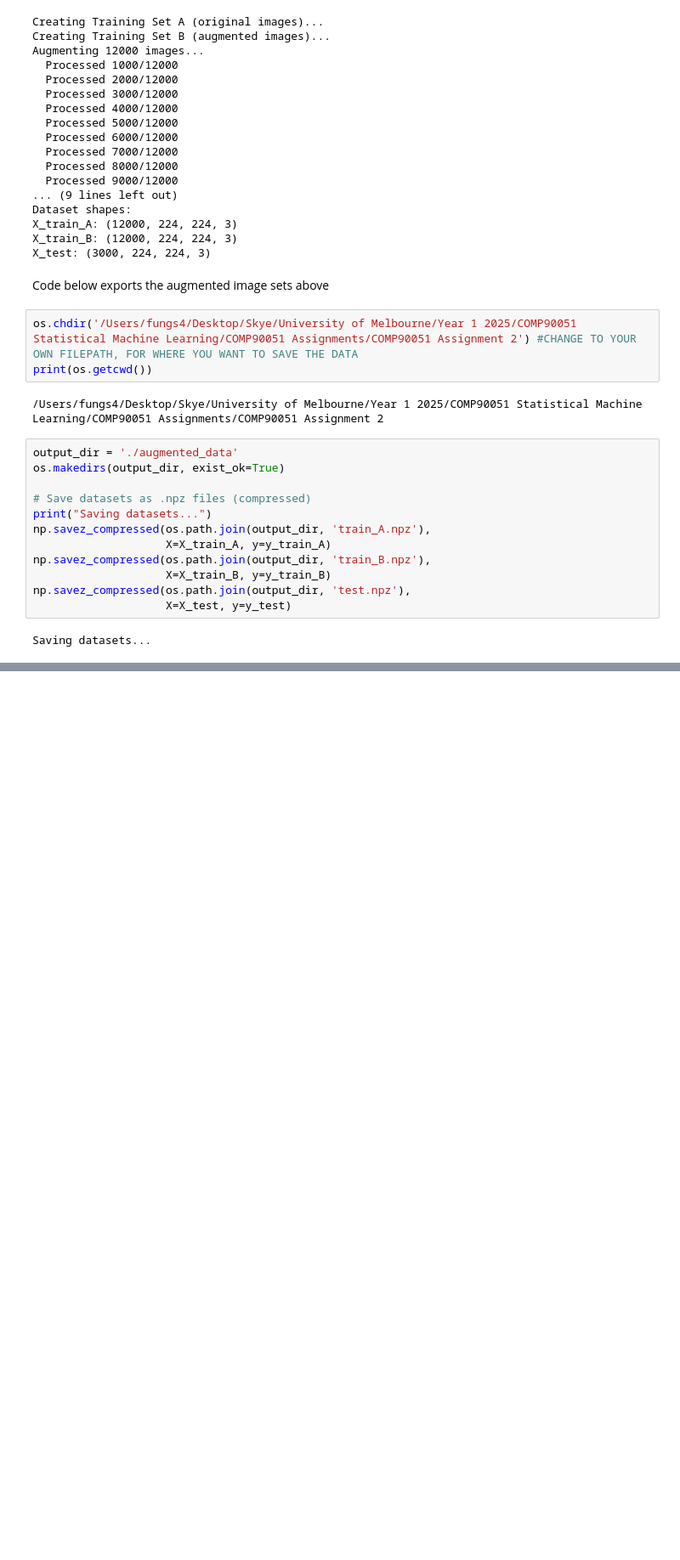
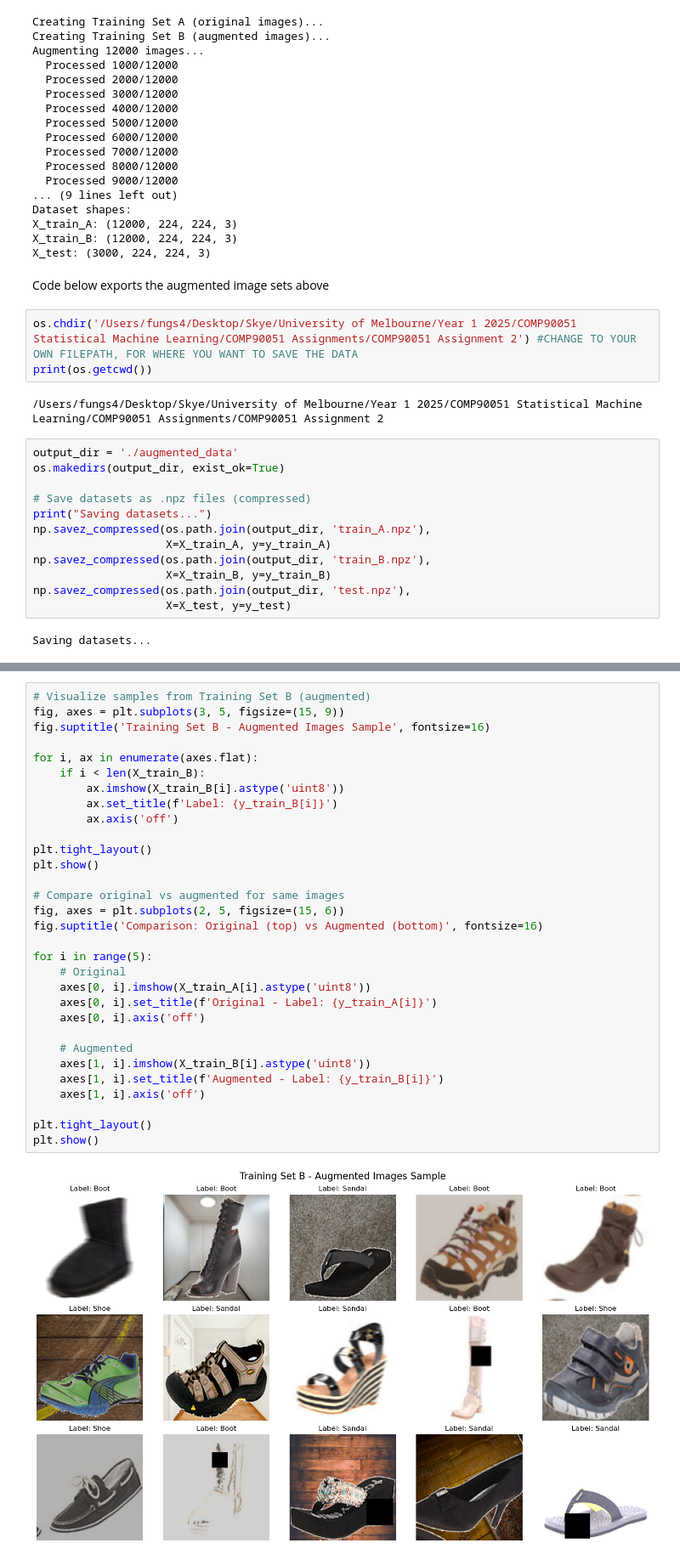
Before and after one commit to skyefung02/COMP90051_A2, a Jupyter notebook: COMP90052_A2_FeatureEngineeringFINAL.ipynb, the cells around one changed output, grey strips where cells are left out. Shown at 85% size. Saved outputs shown, nothing was run; the diff lists cells and outputs as text; blank space fills up the shorter version.

```diff
--- a/COMP90052_A2_FeatureEngineeringFINAL.ipynb
+++ b/COMP90052_A2_FeatureEngineeringFINAL.ipynb
@@ -413,0 +442,33 @@ Saving datasets...
+# %%
+# Visualize samples from Training Set B (augmented)
+fig, axes = plt.subplots(3, 5, figsize=(15, 9))
+fig.suptitle('Training Set B - Augmented Images Sample', fontsize=16)
+
+for i, ax in enumerate(axes.flat):
+    if i < len(X_train_B):
+        ax.imshow(X_train_B[i].astype('uint8'))
+        ax.set_title(f'Label: {y_train_B[i]}')
+        ax.axis('off')
+
+plt.tight_layout()
+plt.show()
+
+# Compare original vs augmented for same images
+fig, axes = plt.subplots(2, 5, figsize=(15, 6))
+fig.suptitle('Comparison: Original (top) vs Augmented (bottom)', fontsize=16)
+
+for i in range(5):
+    # Original
+    axes[0, i].imshow(X_train_A[i].astype('uint8'))
+    axes[0, i].set_title(f'Original - Label: {y_train_A[i]}')
+    axes[0, i].axis('off')
+
+    # Augmented
+    axes[1, i].imshow(X_train_B[i].astype('uint8'))
+    axes[1, i].set_title(f'Augmented - Label: {y_train_B[i]}')
+    axes[1, i].axis('off')
+
+plt.tight_layout()
+plt.show()
+# %% [output]
+[figure, added]
```
Also changed, not shown: parts of 8 cells of this notebook.
